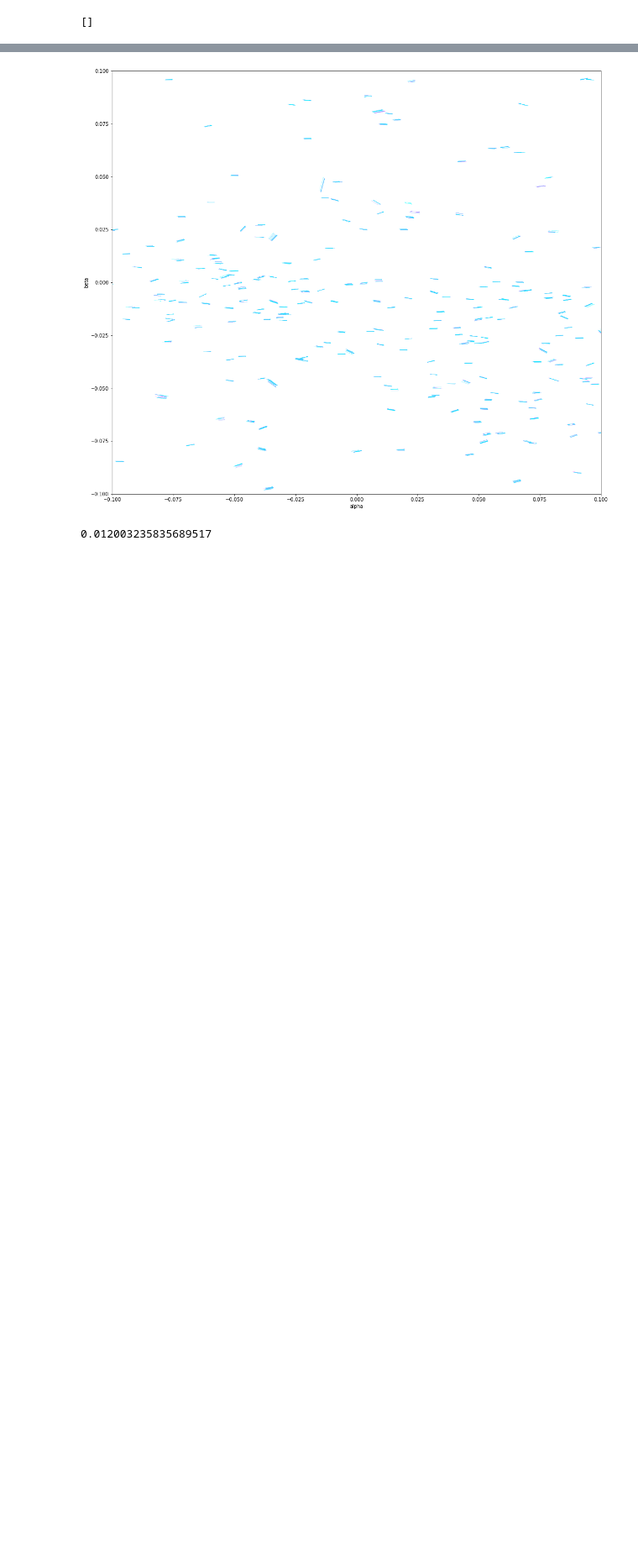
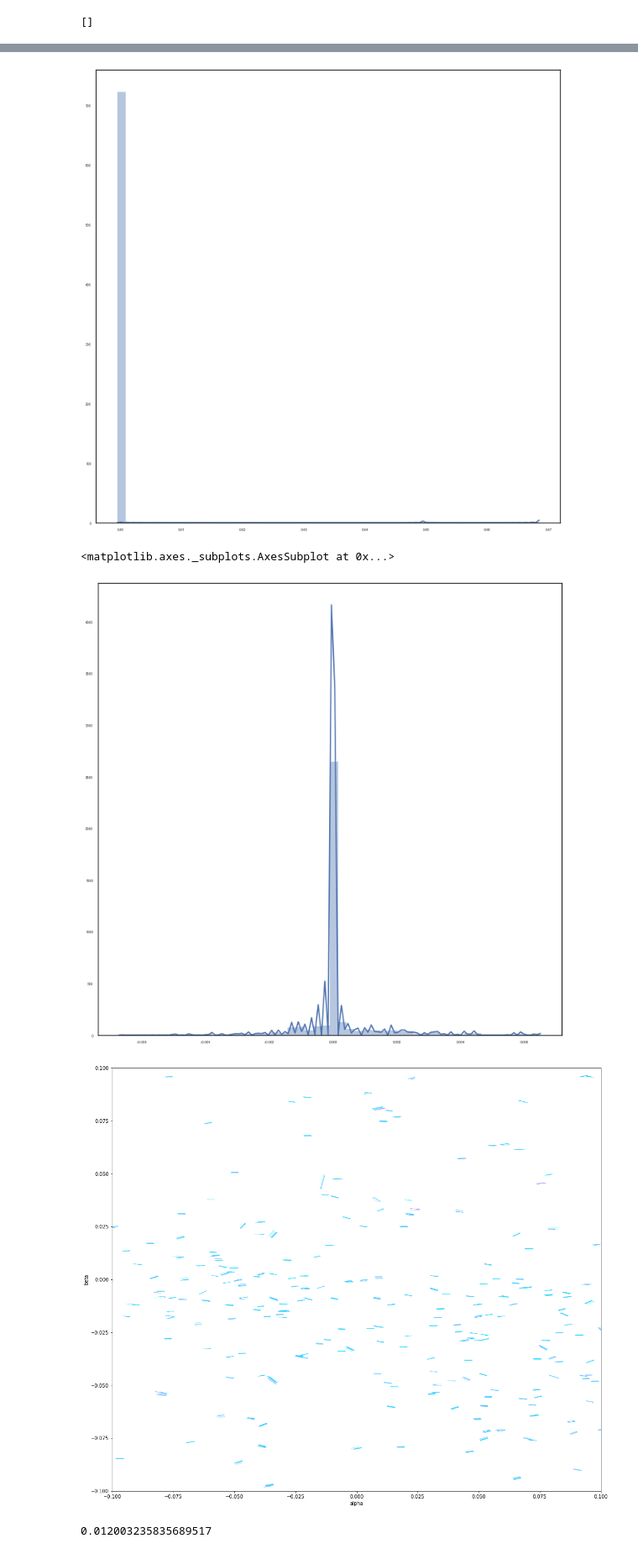
Before and after one commit to pblankley/itf_linking, a Jupyter notebook: linkitf/orbit_fitting.ipynb, the cells around one changed output, grey strips where cells are left out. Shown: that part at 84% size. Drawn from its saved outputs; the diff is of its cells as text; code cells hidden in the pictures; blank space fills up the shorter version.

```diff
--- a/linkitf/orbit_fitting.ipynb
+++ b/linkitf/orbit_fitting.ipynb
@@ -199,3 +225,16 @@ for idx in po:
+# %%
+gd_dist = [i[1][0] for i in ggdots]
+gdd_dist = [i[1][1] for i in ggdots]
+fig,ax = plt.subplots(figsize=(12,12))
+sns.distplot(gd_dist)
+plt.title()
+plt.show()
+fig,ax = plt.subplots(figsize=(12,12))
+sns.distplot(gdd_dist)
+# %% [output]
+[figure, added]
+<matplotlib.axes._subplots.AxesSubplot at 0x...>
+[figure, added]
 # %%
 cl = imp.reload(cl)
 cl.visualize(par_results,agg_dict,po,util.lunation_center(n))
```
Also changed, not shown: parts of 5 cells of this notebook, 3 other files.
